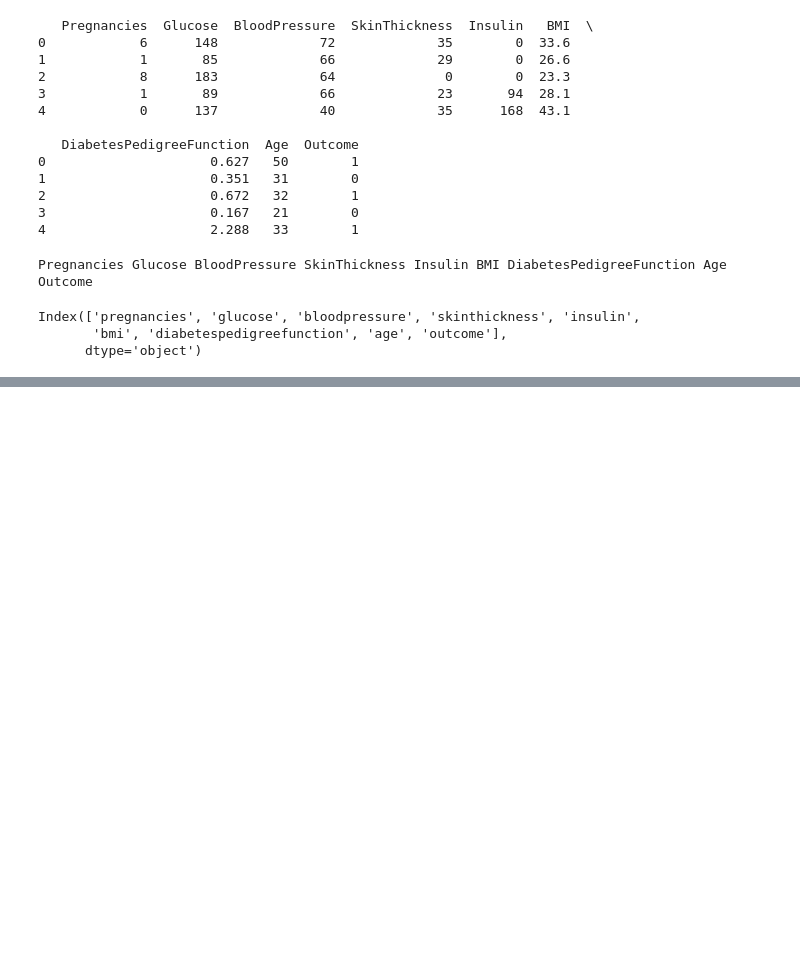
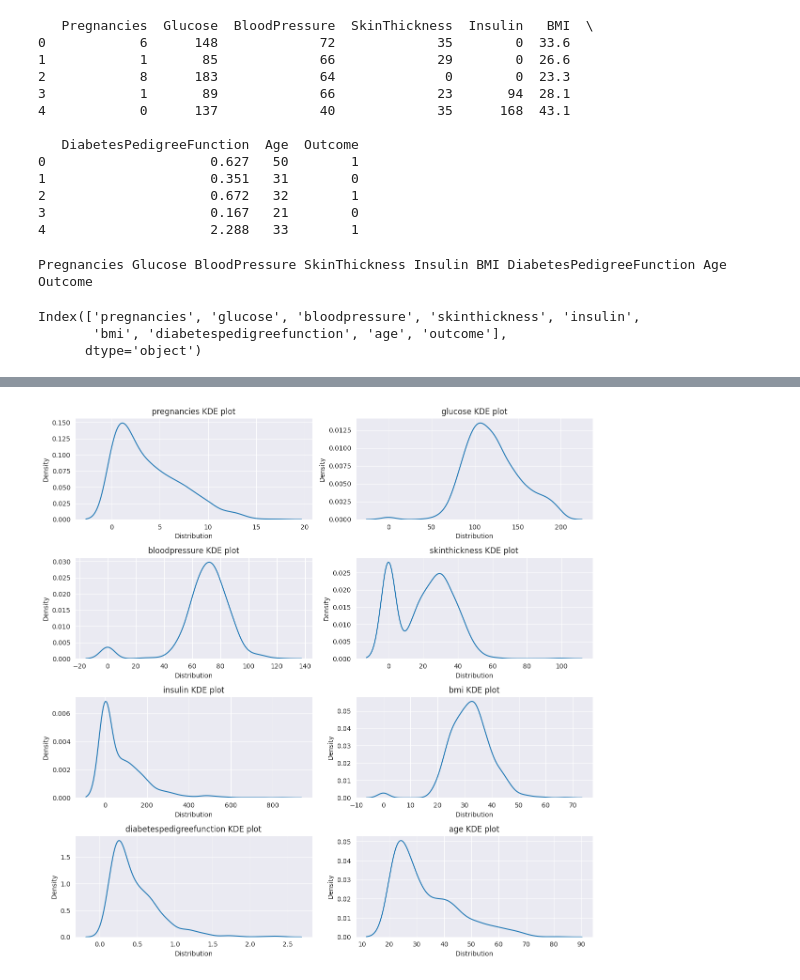
Before and after one commit to alitalipcoskun/diabetes-datamining, a Jupyter notebook: visualizations.ipynb, the cells around one changed output, grey strips where cells are left out. Cells and saved outputs as stored; diff of their text form; code cells hidden in the pictures; blank space fills up the shorter version.

```diff
--- a/visualizations.ipynb
+++ b/visualizations.ipynb
@@ -54,0 +72,13 @@ processor = PreProcessor(df=df)
+# %%
+plt.figure(figsize=(12, 12))
+for i in range(len(numeric)):
+    plt.subplot(4, 2, i+1)
+    sns.kdeplot(data=df, x=numeric[i])
+    plt.title(f"{numeric[i]} KDE plot")
+    plt.xlabel("Distribution")
+    plt.ylabel("Density")
+
+plt.tight_layout()
+plt.show()
+# %% [output]
+[figure, added]
```
Also changed, not shown: parts of 6 cells of this notebook.
